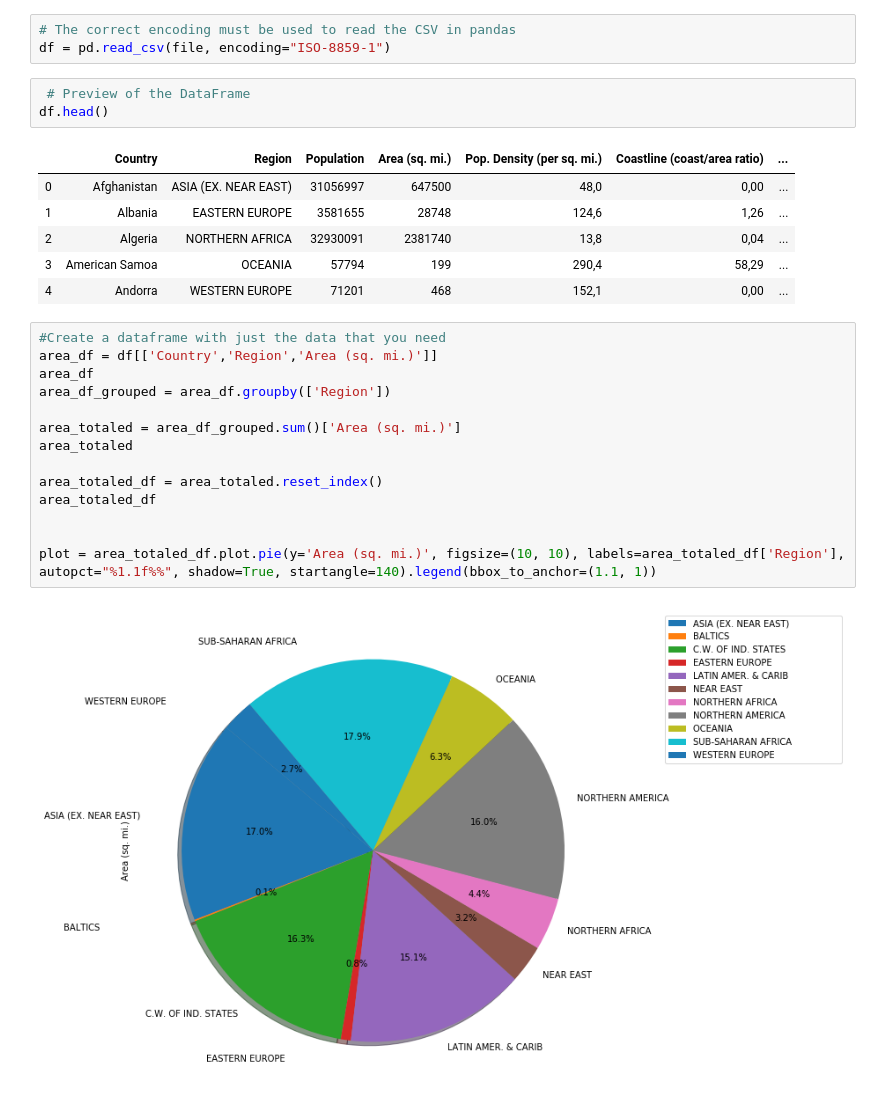
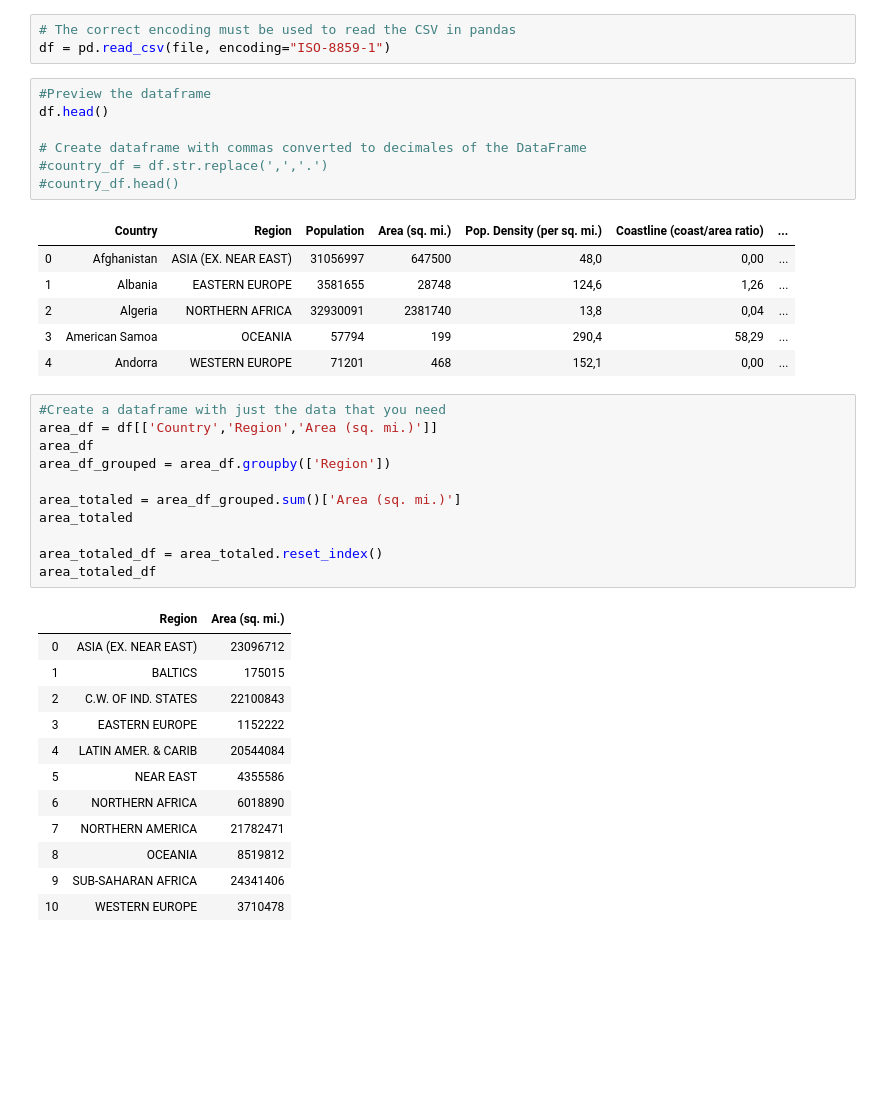
Before and after one commit to juliedundas/Country-Analysis, a Jupyter notebook: Project_1/project_1.ipynb, the cells around one changed output. Cells and saved outputs as stored; diff of their text form; blank space fills up the shorter version.

```diff
--- a/Project_1/project_1.ipynb
+++ b/Project_1/project_1.ipynb
@@ -10,8 +12,12 @@ file = 'Resources/countries_of_the_world.csv'
 # The correct encoding must be used to read the CSV in pandas
 df = pd.read_csv(file, encoding="ISO-8859-1")
 # %%
- # Preview of the DataFrame
+#Preview the dataframe
 df.head()
+
+# Create dataframe with commas converted to decimales of the DataFrame
+#country_df = df.str.replace(',','.')
+#country_df.head()
 # %% [output]
 |  | Country | Region | Population | Area (sq. mi.) | Pop. Density (per sq. mi.) | Coastline (coast/area ratio) | ... |
 | 0 | Afghanistan | ASIA (EX. NEAR EAST) | 31056997 | 647500 | 48,0 | 0,00 | ... |
@@ -22,16 +28,24 @@ df.head()
 # %%
 #Create a dataframe with just the data that you need
 area_df = df[['Country','Region','Area (sq. mi.)']]
 area_df
 area_df_grouped = area_df.groupby(['Region'])
 
 area_totaled = area_df_grouped.sum()['Area (sq. mi.)']
 area_totaled
 
 area_totaled_df = area_totaled.reset_index()
 area_totaled_df
-
-
-plot = area_totaled_df.plot.pie(y='Area (sq. mi.)', figsize=(10, 10), labels=area_totaled_df['Region'], autopct="%1.1f%%", shadow=True, startangle=140).legend(bbox_to_anchor=(1.1, 1))
 # %% [output]
-[figure, removed]
+|  | Region | Area (sq. mi.) |
+| 0 | ASIA (EX. NEAR EAST) | 23096712 |
+| 1 | BALTICS | 175015 |
+| 2 | C.W. OF IND. STATES | 22100843 |
+| 3 | EASTERN EUROPE | 1152222 |
+| 4 | LATIN AMER. & CARIB | 20544084 |
+| 5 | NEAR EAST | 4355586 |
+| 6 | NORTHERN AFRICA | 6018890 |
+| 7 | NORTHERN AMERICA | 21782471 |
+| 8 | OCEANIA | 8519812 |
+| 9 | SUB-SAHARAN AFRICA | 24341406 |
+| 10 | WESTERN EUROPE | 3710478 |
```
Also changed, not shown: parts of 9 cells of this notebook, 2 other files.
